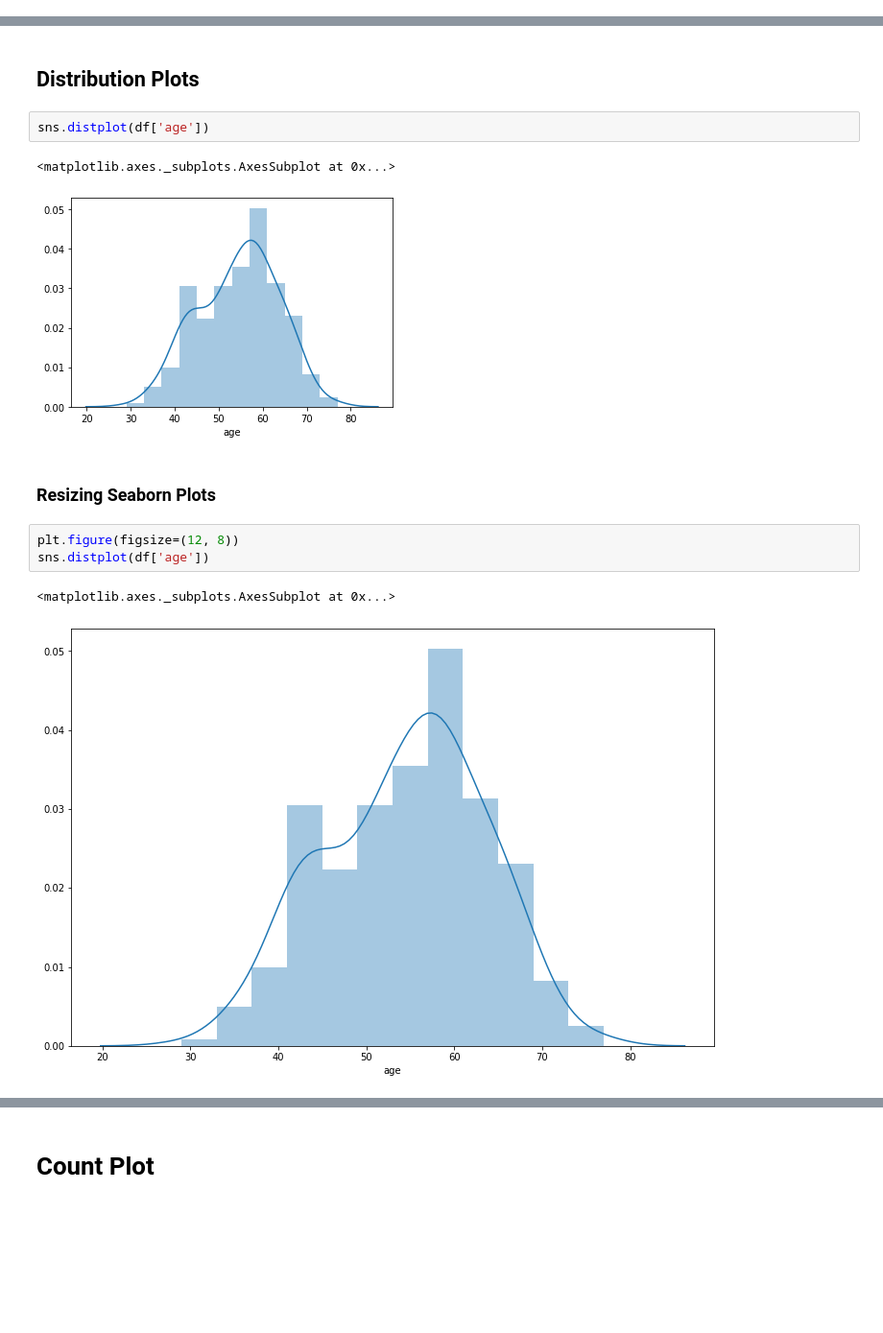
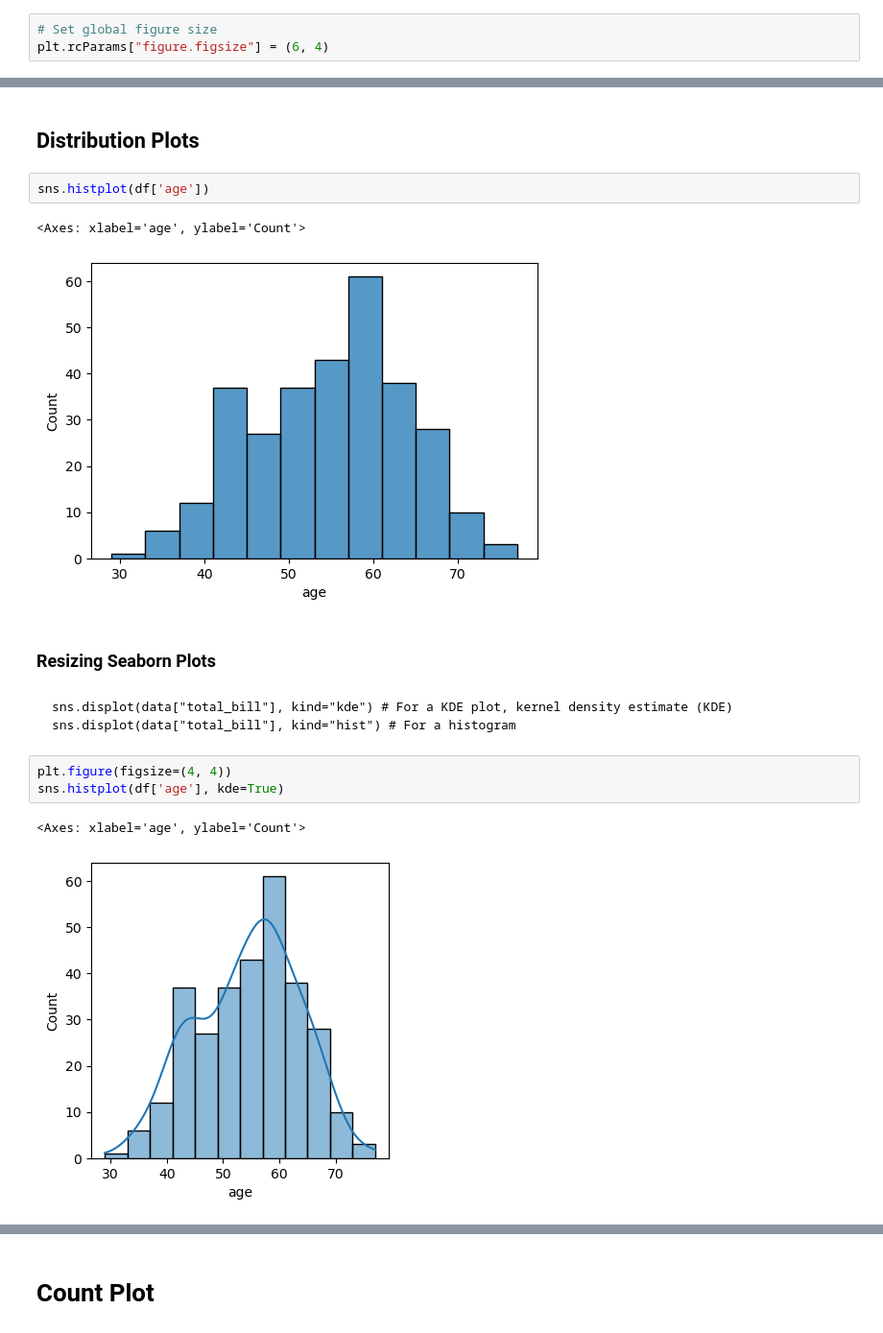
Before and after one commit to nareshagarwal/Python-3-Bootcamp, a Jupyter notebook: 22-Visualization-Crash-Course/01-Seaborn-Basics.ipynb, the cells around one changed output, grey strips where cells are left out. Shown at 96% size. Drawn from its saved outputs; the diff is of its cells as text; blank space fills up the shorter version.

```diff
--- a/22-Visualization-Crash-Course/01-Seaborn-Basics.ipynb
+++ b/22-Visualization-Crash-Course/01-Seaborn-Basics.ipynb
@@ -35,6 +35,9 @@ import pandas as pd
 import matplotlib.pyplot as plt
 # %%
 import seaborn as sns
+# %%
+# Set global figure size
+plt.rcParams["figure.figsize"] = (6, 4)
 # %%
 df = pd.read_csv('../DATA/heart.csv')
 # %%
@@ -49,16 +52,19 @@ df.head()
 # %% [markdown]
 ## Distribution Plots
 # %%
-sns.distplot(df['age'])
+sns.histplot(df['age'])
 # %% [output]
-<matplotlib.axes._subplots.AxesSubplot at 0x...>
+<Axes: xlabel='age', ylabel='Count'>
-[figure, old version]
+[figure, new version]
 # %% [markdown]
 ### Resizing Seaborn Plots
+# %% [markdown]
+    sns.displot(data["total_bill"], kind="kde") # For a KDE plot, kernel density estimate (KDE)
+    sns.displot(data["total_bill"], kind="hist") # For a histogram
 # %%
-plt.figure(figsize=(12, 8))
-sns.distplot(df['age'])
+plt.figure(figsize=(4, 4))
+sns.histplot(df['age'], kde=True)
 # %% [output]
-<matplotlib.axes._subplots.AxesSubplot at 0x...>
+<Axes: xlabel='age', ylabel='Count'>
-[figure, old version]
+[figure, new version]
 # %%
```
Also changed, not shown: parts of 18 cells of this notebook, 13 other files.
